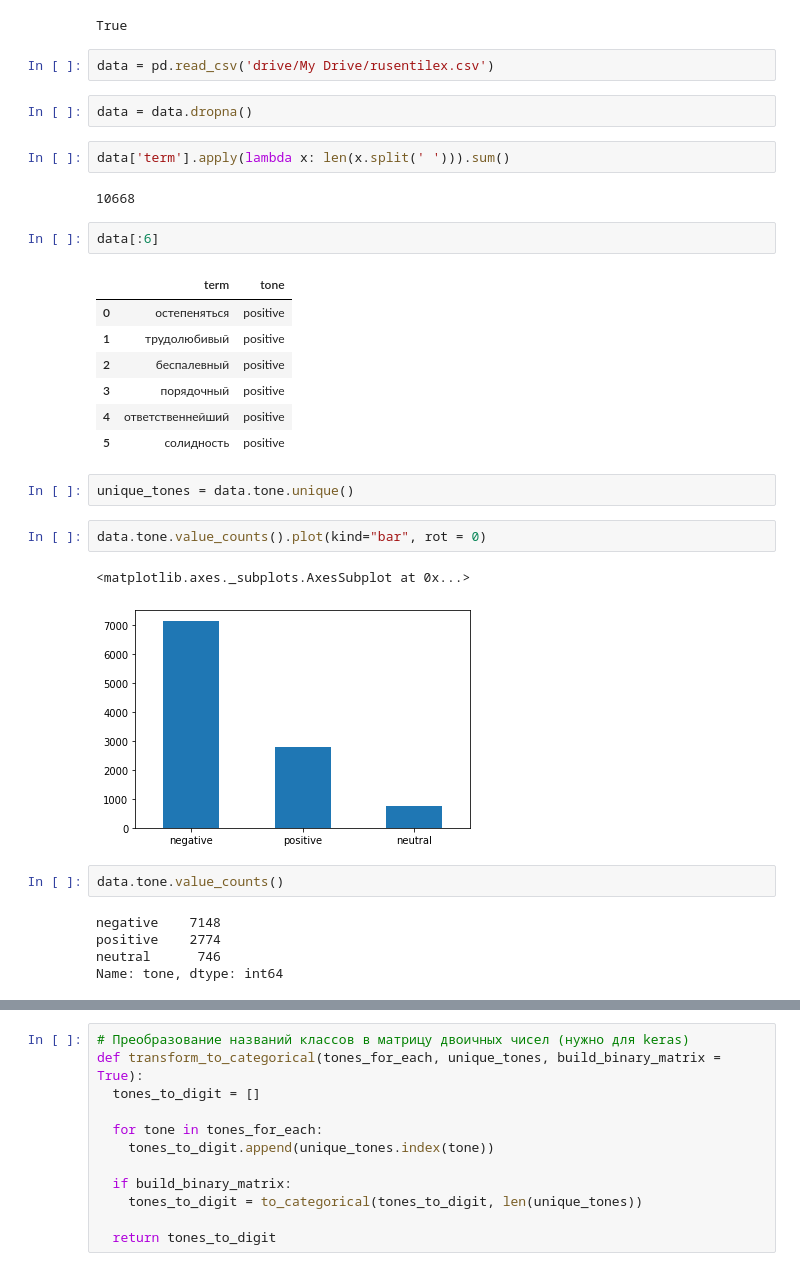
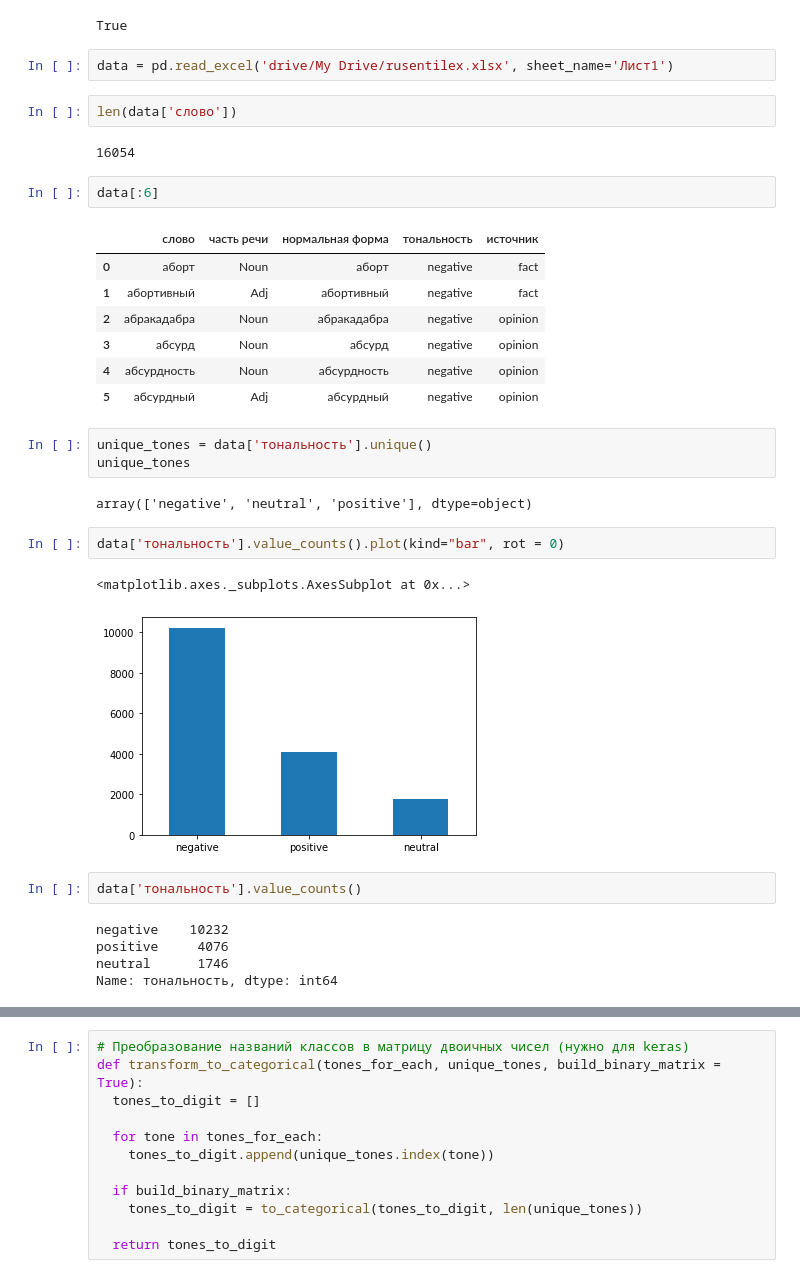
Before and after one commit to zkatemor/thesaurus, a Jupyter notebook: word2vec_keras.ipynb, the cells around one changed output, grey strips where cells are left out. Drawn from its saved outputs; the diff is of its cells as text.

```diff
--- a/word2vec_keras.ipynb
+++ b/word2vec_keras.ipynb
@@ -44,34 +42,35 @@ nltk.download('stopwords')
 [nltk_data]   Unzipping corpora/stopwords.zip.
 True
 # %%
-data = pd.read_csv('drive/My Drive/rusentilex.csv')
+data = pd.read_excel('drive/My Drive/rusentilex.xlsx', sheet_name='Лист1')
-# %%
-data = data.dropna()
-# %%
-data['term'].apply(lambda x: len(x.split(' '))).sum()
-# %% [output]
-10668
+# %%
+len(data['слово'])
+# %% [output]
+16054
 # %%
 data[:6]
 # %% [output]
-|  | term | tone |
-| 0 | остепеняться | positive |
-| 1 | трудолюбивый | positive |
-| 2 | беспалевный | positive |
-| 3 | порядочный | positive |
-| 4 | ответственнейший | positive |
-| 5 | солидность | positive |
+|  | слово | часть речи | нормальная форма | тональность | источник |
+| 0 | аборт | Noun | аборт | negative | fact |
+| 1 | абортивный | Adj | абортивный | negative | fact |
+| 2 | абракадабра | Noun | абракадабра | negative | opinion |
+| 3 | абсурд | Noun | абсурд | negative | opinion |
+| 4 | абсурдность | Noun | абсурдность | negative | opinion |
+| 5 | абсурдный | Adj | абсурдный | negative | opinion |
 # %%
-unique_tones = data.tone.unique()
+unique_tones = data['тональность'].unique()
+unique_tones
+# %% [output]
+array(['negative', 'neutral', 'positive'], dtype=object)
 # %%
-data.tone.value_counts().plot(kind="bar", rot = 0)
+data['тональность'].value_counts().plot(kind="bar", rot = 0)
 # %% [output]
 <matplotlib.axes._subplots.AxesSubplot at 0x...>
-[figure, old version]
+[figure, new version]
 # %%
-data.tone.value_counts()
+data['тональность'].value_counts()
 # %% [output]
-negative    7148
-positive    2774
-neutral      746
-Name: tone, dtype: int64
+negative    10232
+positive     4076
+neutral      1746
+Name: тональность, dtype: int64
```
Also changed, not shown: parts of 76 cells of this notebook.
